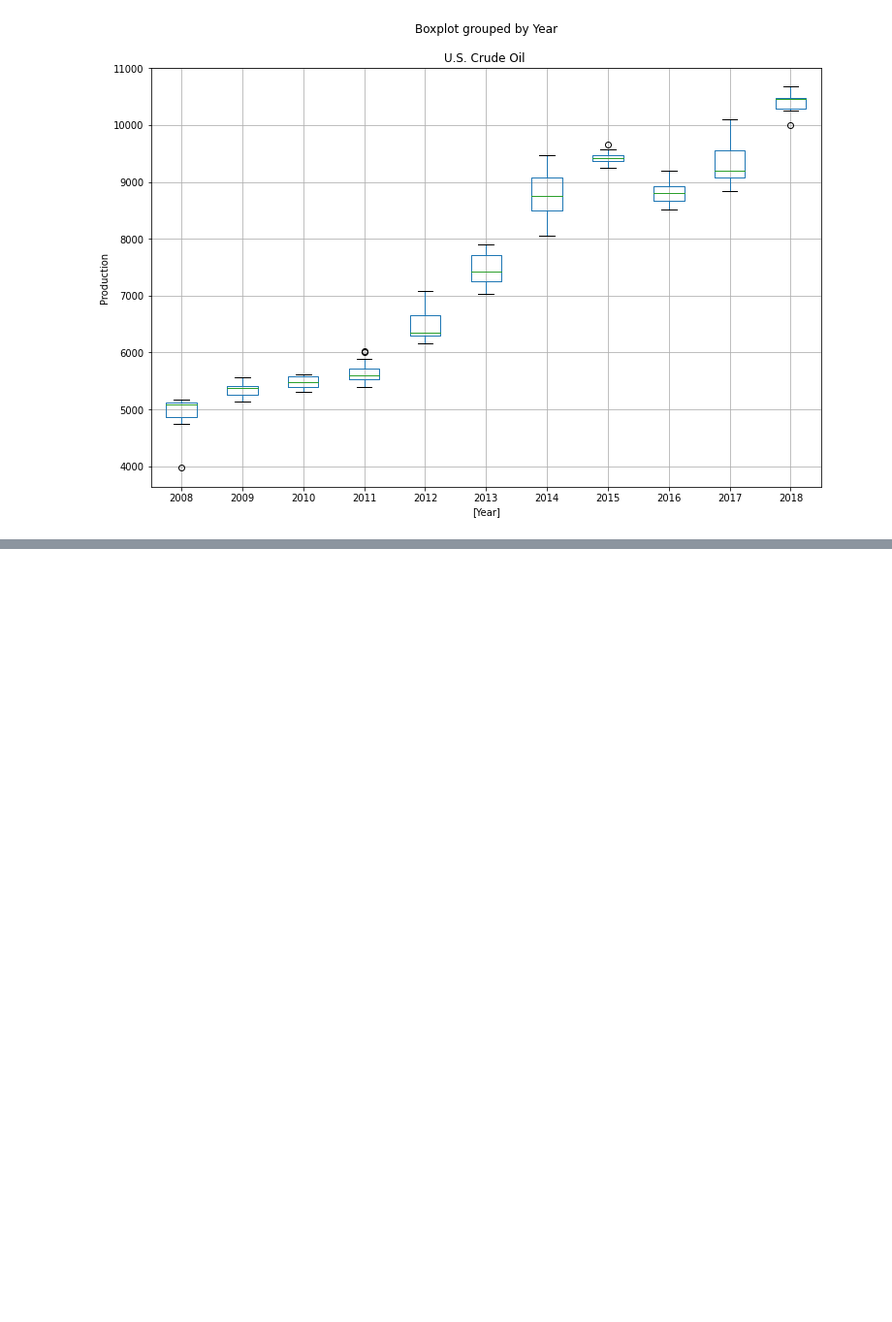
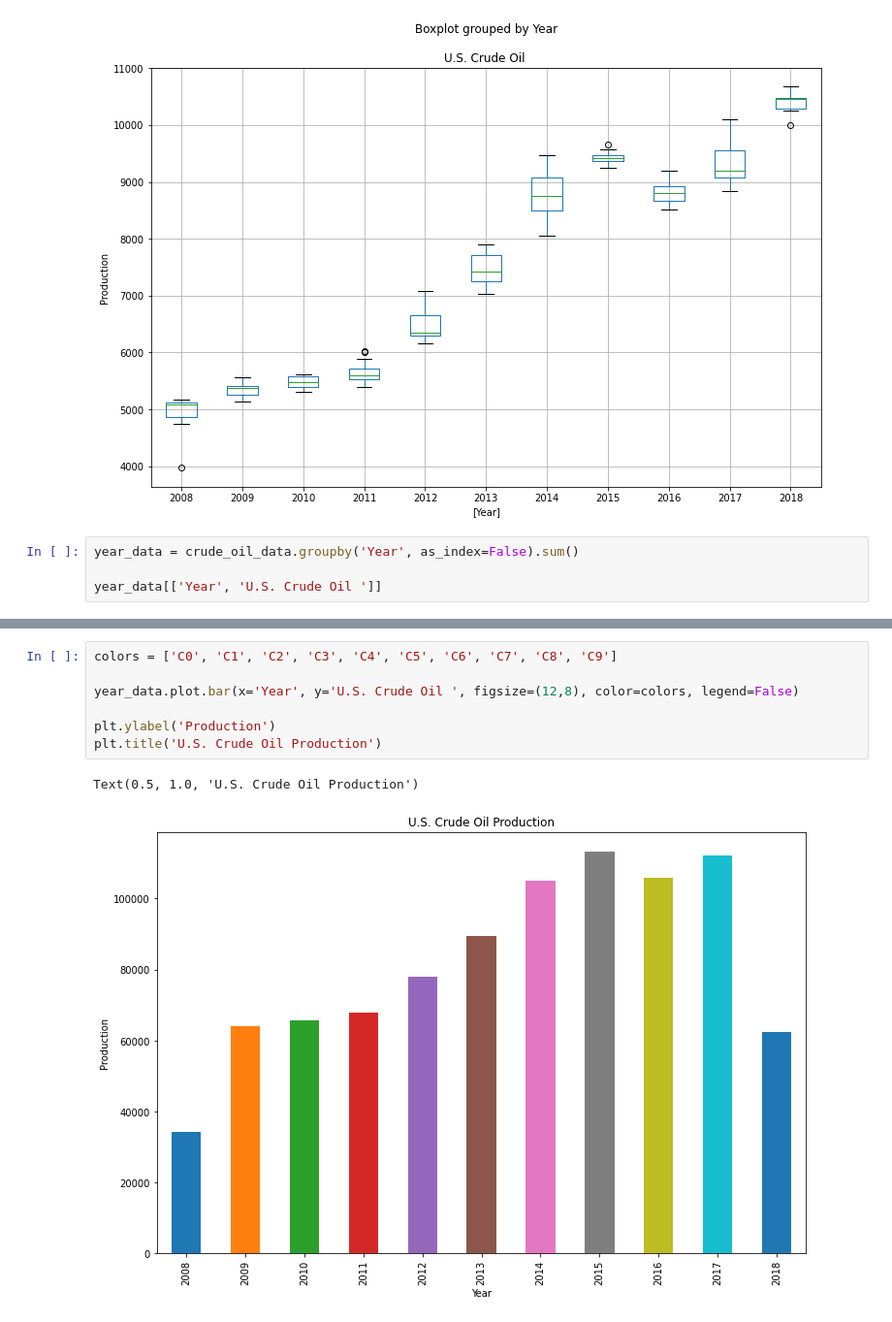
Before and after one commit to aaali-software/data-science-starter, a Jupyter notebook: notebooks/data-science-starter.ipynb, the cells around one changed output, grey strips where cells are left out. Shown at 97% size. Drawn from its saved outputs; the diff is of its cells as text; blank space fills up the shorter version.

Commit message:
[jupyter] added more graphs, bar with color

```diff
--- a/notebooks/data-science-starter.ipynb
+++ b/notebooks/data-science-starter.ipynb
@@ -218,3 +218,7 @@ plt.ylabel('Production')
 # %% [output]
 Text(0, 0.5, 'Production')
 [figure]
+# %%
+year_data = crude_oil_data.groupby('Year', as_index=False).sum()
+
+year_data[['Year', 'U.S. Crude Oil ']]
@@ -220,0 +238,10 @@ Text(0, 0.5, 'Production')
+# %%
+colors = ['C0', 'C1', 'C2', 'C3', 'C4', 'C5', 'C6', 'C7', 'C8', 'C9']
+
+year_data.plot.bar(x='Year', y='U.S. Crude Oil ', figsize=(12,8), color=colors, legend=False)
+
+plt.ylabel('Production')
+plt.title('U.S. Crude Oil Production')
+# %% [output]
+Text(0.5, 1.0, 'U.S. Crude Oil Production')
+[figure, added]
```
Also changed, not shown: parts of 1 cell of this notebook.
